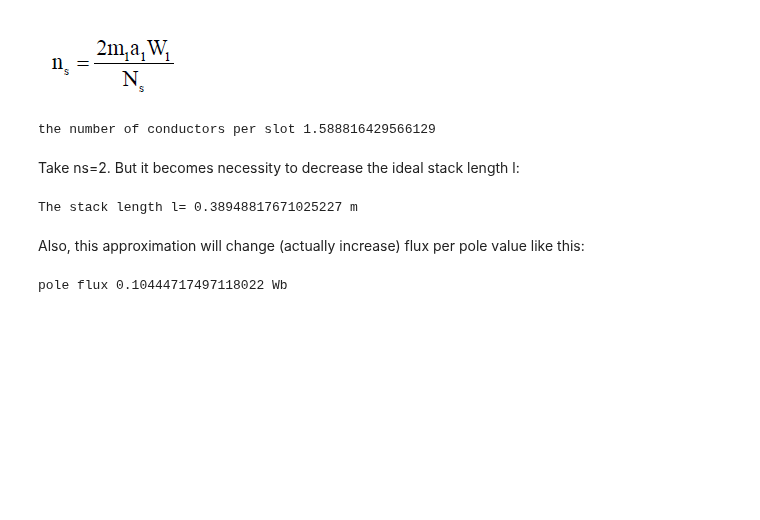
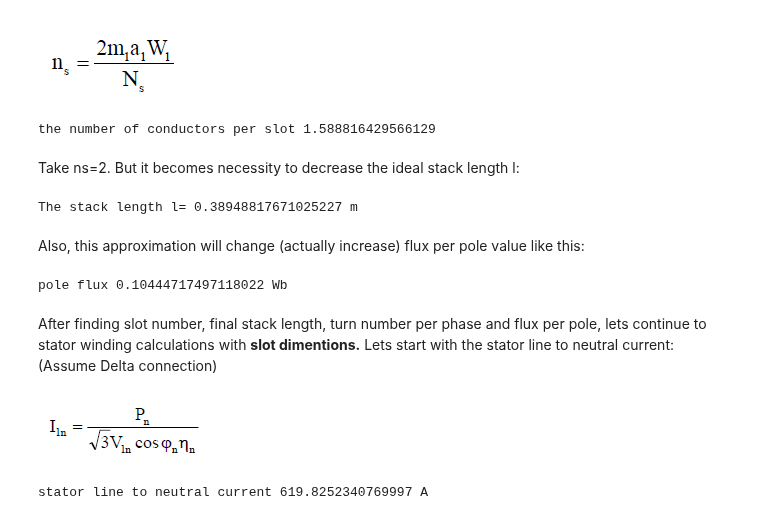
Before and after one commit to odtu/EE564, a Jupyter notebook: TRAIN/Doga/Design of a Train Traction Motor.ipynb, the cells around one changed output. Drawn from its saved outputs; the diff is of its cells as text; code cells hidden in the pictures; blank space fills up the shorter version.

```diff
--- a/TRAIN/Doga/Design of a Train Traction Motor.ipynb
+++ b/TRAIN/Doga/Design of a Train Traction Motor.ipynb
@@ -273,3 +275,16 @@ Also, this approximation will change (actually increase) flux per pole value lik
 print ('pole flux',φ,'Wb')
 # %% [output]
 pole flux 0.10444717497118022 Wb
+# %% [markdown]
+After finding slot number, final stack length, turn number per phase and flux per pole, lets continue to stator winding calculations with **slot dimentions.** Lets start with the stator line to neutral current: (Assume Delta connection)
+# %%
+from IPython.display import Image
+Image(filename='Images/RatedCurrent.png')
+# %% [output]
+[figure, added]
+# %%
+Vln=1350
+Iln=Pout/(1.732*Vln*pf*eff )
+print ('stator line to neutral current',Iln,'A')
+# %% [output]
+stator line to neutral current 619.8252340769997 A
```
Also changed, not shown: parts of 16 cells of this notebook, 6 other files.
